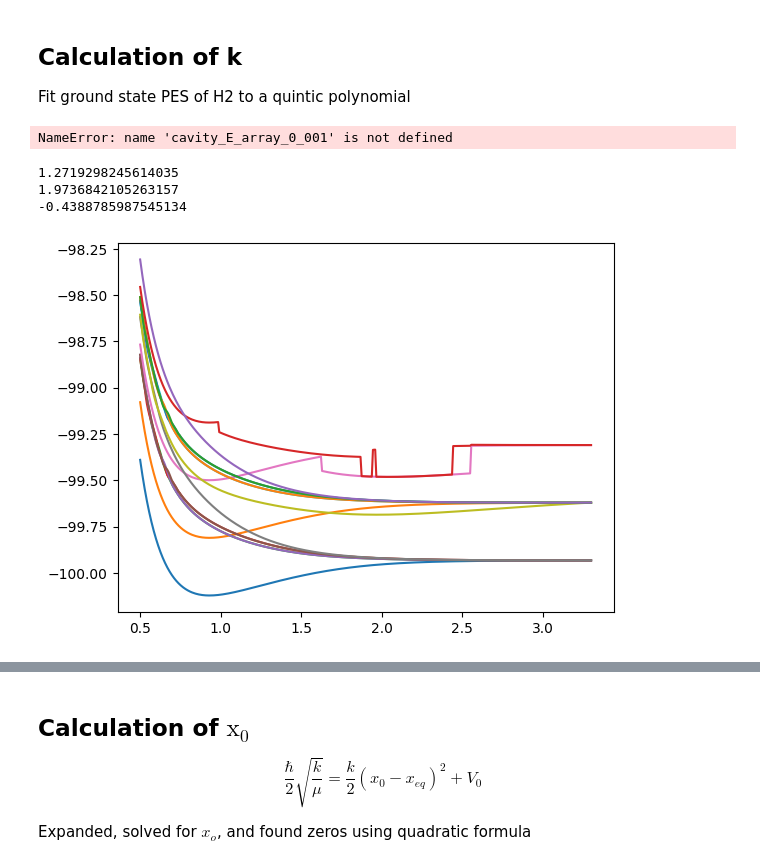
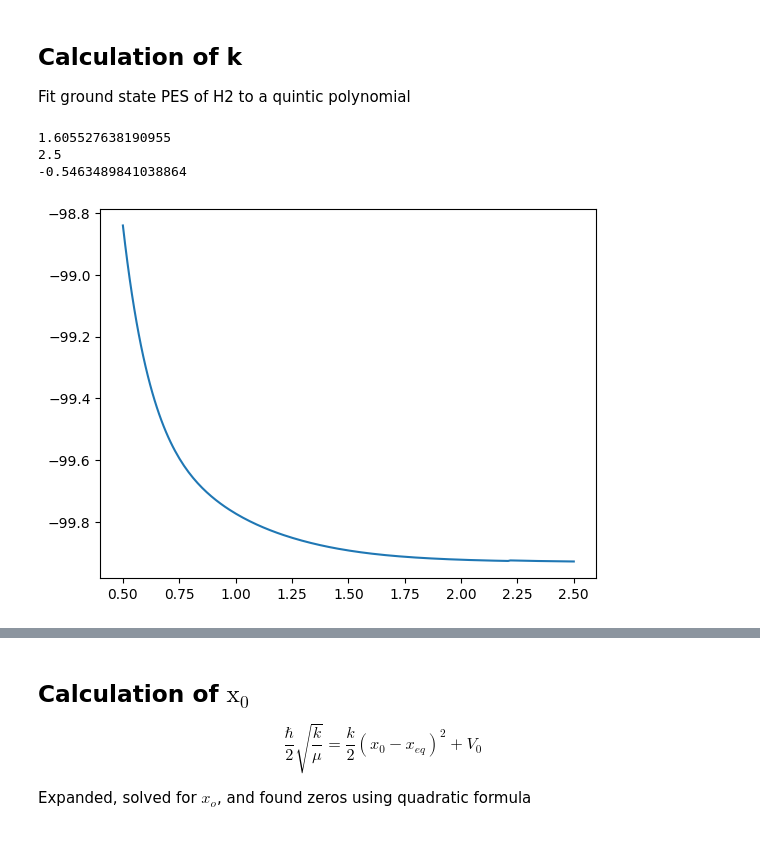
Before and after one commit to FoleyLab/SCQED-PCQED, a Jupyter notebook: src/QED-FCI_HF_HR.ipynb, the cells around one changed output, grey strips where cells are left out. Saved outputs shown, nothing was run; the diff lists cells and outputs as text; code cells hidden in the pictures.

```diff
--- a/src/QED-FCI_HF_HR.ipynb
+++ b/src/QED-FCI_HF_HR.ipynb
@@ -269,17 +269,17 @@ def declutter_E_array(E_array, dipoles,  r_data, discontinuity_threshold_std = 1
     return new_E_array
 # %%
 for i in range(10):
-    cavity_E_array_0_00  = declutter_E_array(cavity_E_array_0_00_T, dipoles_0, r_data, 3, 7,num_to_declutter=15)
-    # cavity_E_array_0_001  = declutter_E_array(cavity_E_array_0_001_T, dipoles_001, r_data, 0.75, 0.75,num_to_declutter=7)
-    # cavity_E_array_0_005  = declutter_E_array(cavity_E_array_0_005_T, dipoles_005, r_data, 0.75, 0.75,num_to_declutter=7)
-    # cavity_E_array_0_01  = declutter_E_array(cavity_E_array_0_01_T, dipoles_01, r_data, 0.75, 0.75,num_to_declutter=7)
-    # cavity_E_array_0_02  = declutter_E_array(cavity_E_array_0_02_T, dipoles_02, r_data, 0.75, 0.75,num_to_declutter=7)
-    # cavity_E_array_0_03  = declutter_E_array(cavity_E_array_0_03_T, dipoles_03, r_data, 0.75, 0.75,num_to_declutter=7)
-    # cavity_E_array_0_04  = declutter_E_array(cavity_E_array_0_04_T, dipoles_04, r_data, 0.75, 0.75,num_to_declutter=7)
-    # cavity_E_array_0_05  = declutter_E_array(cavity_E_array_0_05_T, dipoles_05, r_data, 0.75, 0.75,num_to_declutter=7)
+    cavity_E_array_0_00  = declutter_E_array(cavity_E_array_0_00_T, dipoles_0, r_data, 3, 7,num_to_declutter=12)
+    cavity_E_array_0_001  = declutter_E_array(cavity_E_array_0_001_T, dipoles_001, r_data, 3, 7,num_to_declutter=12)
+    cavity_E_array_0_005  = declutter_E_array(cavity_E_array_0_005_T, dipoles_005, r_data, 3, 7,num_to_declutter=12)
+    cavity_E_array_0_01  = declutter_E_array(cavity_E_array_0_01_T, dipoles_01, r_data, 3, 7,num_to_declutter=12)
+    cavity_E_array_0_02  = declutter_E_array(cavity_E_array_0_02_T, dipoles_02, r_data, 3, 7,num_to_declutter=12)
+    cavity_E_array_0_03  = declutter_E_array(cavity_E_array_0_03_T, dipoles_03, r_data, 3, 7,num_to_declutter=12)
+    cavity_E_array_0_04  = declutter_E_array(cavity_E_array_0_04_T, dipoles_04, r_data, 3, 7,num_to_declutter=12)
+    cavity_E_array_0_05  = declutter_E_array(cavity_E_array_0_05_T, dipoles_05, r_data, 3, 7,num_to_declutter=12)
 # %%
 S0_array = cavity_E_array_0_00[:,0]
-S1_array = cavity_E_array_0_00[:,5]
+S1_array = cavity_E_array_0_00[:,6]
 
 
 LP_arrays = np.array([cavity_E_array_0_00[:,1],
@@ -293,30 +293,28 @@ LP_arrays = np.array([cavity_E_array_0_00[:,1],
                       ]
               )
 
-UP_arrays = np.array([cavity_E_array_0_00[:,3],
-            cavity_E_array_0_001[:,3],
-            cavity_E_array_0_005[:,3],
-            cavity_E_array_0_01[:,3],
-            cavity_E_array_0_02[:,3],
-            cavity_E_array_0_03[:,3],
-            cavity_E_array_0_04[:,3],
-            cavity_E_array_0_05[:,3]
+UP_arrays = np.array([cavity_E_array_0_00[:,6],
+            cavity_E_array_0_001[:,6],
+            cavity_E_array_0_005[:,7],
+            cavity_E_array_0_01[:,6],
+            cavity_E_array_0_02[:,6],
+            cavity_E_array_0_03[:,6],
+            cavity_E_array_0_04[:,6],
+            cavity_E_array_0_05[:,6]
                       ]
               )
-# %% [output]
-NameError: name 'cavity_E_array_0_001' is not defined
 # %%
-plt.plot(r_data, cavity_E_array_0_00)
+plt.plot(r_data, cavity_E_array_0_04[:,2])
 
 print(r_data[110])
-min_loc = np.argmin(cavity_E_array_0_00[:,8])
+min_loc = np.argmin(cavity_E_array_0_00[:,5])
 print(r_data[min_loc])
 print(cavity_E_array_0_00[110,0] - cavity_E_array_0_00[110,8])
 # %% [output]
-1.2719298245614035
-1.9736842105263157
--0.4388785987545134
+1.605527638190955
+2.5
+-0.5463489841038864
-[figure, old version]
+[figure, new version]
 # %%
 omega_test = np.abs(cavity_E_array_0_00[74,0] - cavity_E_array_0_00[74, 6])
 print(omega_test)
```
Also changed, not shown: parts of 6 cells of this notebook, 52 other files.
